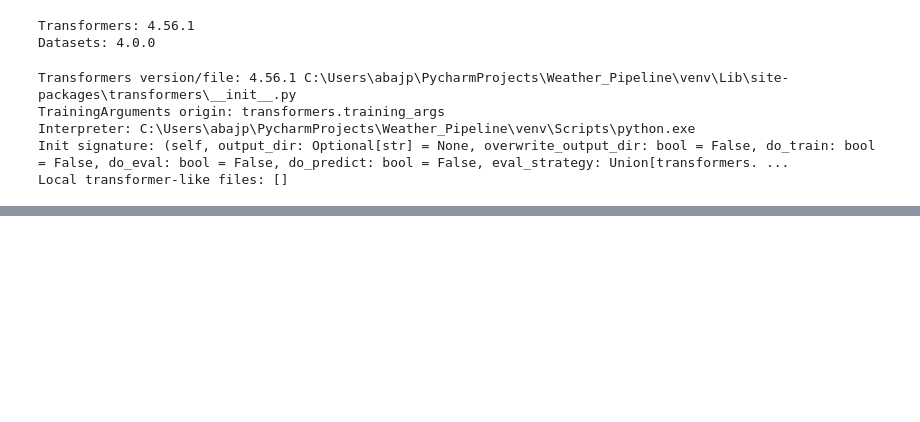
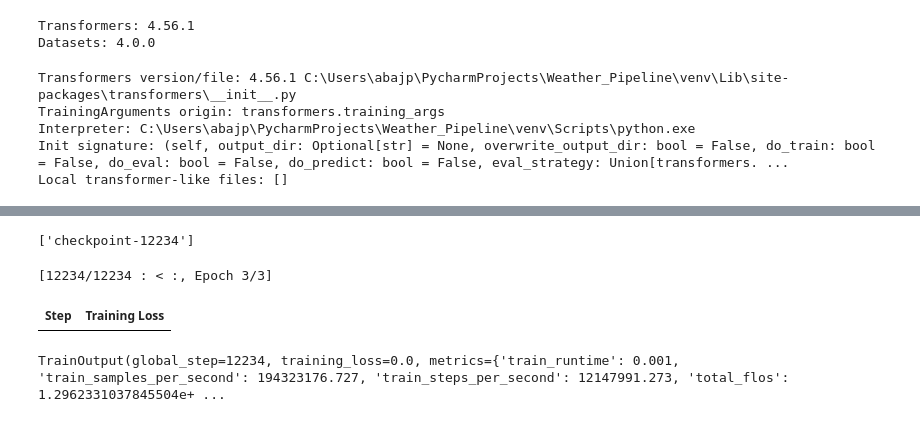
Before and after one commit to ShinPete/OCR_DOCUMENT_IDENTIFICATION, a Jupyter notebook: src/categorizer/dilbert.ipynb, the cells around one changed output, grey strips where cells are left out. Cells and saved outputs as stored; diff of their text form; code cells hidden in the pictures; blank space fills up the shorter version.

```diff
--- a/src/categorizer/dilbert.ipynb
+++ b/src/categorizer/dilbert.ipynb
@@ -95,0 +43,13 @@ print(classification_report(pred.label_ids, y_hat, target_names=labels, digits=4
+# %%
+import pandas as pd
+import numpy as np
+import matplotlib.pyplot as plt
+from pathlib import Path
+from sklearn.pipeline import Pipeline
+from sklearn.feature_extraction.text import TfidfVectorizer
+from sklearn.linear_model import LogisticRegression
+from sklearn.metrics import classification_report, f1_score
+
+REPO = Path.cwd().parents[1]  # if running from notebooks/
+train = pd.read_csv(REPO/"data/processed/datasets/v1/train.csv")
+val   = pd.read_csv(REPO/"data/processed/datasets/v1/validation.csv")
@@ -95,0 +89,60 @@ print(classification_report(pred.label_ids, y_hat, target_names=labels, digits=4
+# %%
+from pathlib import Path
+print([p.name for p in Path("models/hf").glob("checkpoint-*")])
+# %% [output]
+['checkpoint-12234']
+# %%
+import numpy as np
+from sklearn.metrics import f1_score, classification_report
+from transformers import TrainingArguments, Trainer
+
+def make_args():
+    common = dict(
+        output_dir="models/hf",
+        per_device_train_batch_size=16,
+        per_device_eval_batch_size=32,
+        num_train_epochs=3,
+        logging_steps=50,
+        save_total_limit=1,
+        report_to="none",      # if this errors, try [] or omit
+    )
+    try:
+        # Newer versions accept these kwargs
+        return TrainingArguments(**common,
+                                 evaluation_strategy="epoch",
+                                 save_strategy="epoch",
+                                 load_best_model_at_end=True,
+                                 metric_for_best_model="f1")
+    except TypeError:
+        # Fallback for older/odd installs
+        return TrainingArguments(**common)
+
+args = make_args()
+
+def compute_metrics(p):
+    preds = np.argmax(p.predictions, axis=1)
+    return {"f1": f1_score(p.label_ids, preds, average="macro")}
+
+trainer = Trainer(
+    model=model,
+    args=args,
+    train_dataset=ds_tr,
+    eval_dataset=ds_va,
+    compute_metrics=compute_metrics,
+)
+trainer.train(resume_from_checkpoint="models/hf/checkpoint-12234")
+
+# trainer.train()
+#
+# # Explicit eval (needed if we fell back)
+# eval_metrics = trainer.evaluate()
+# print("Eval:", eval_metrics)
+#
+# # Optional detailed report
+# pred = trainer.predict(ds_va)
+# y_hat = np.argmax(pred.predictions, axis=1)
+# print(classification_report(pred.label_ids, y_hat, target_names=labels, digits=4))
+# %% [output]
+[12234/12234 : < :, Epoch 3/3]
+| Step | Training Loss |
+TrainOutput(global_step=12234, training_loss=0.0, metrics={'train_runtime': 0.001, 'train_samples_per_second': 194323176.727, 'train_steps_per_second': 12147991.273, 'total_flos': 1.2962331037845504e+ ...
```
Also changed, not shown: parts of 18 cells of this notebook, 3 other files.
